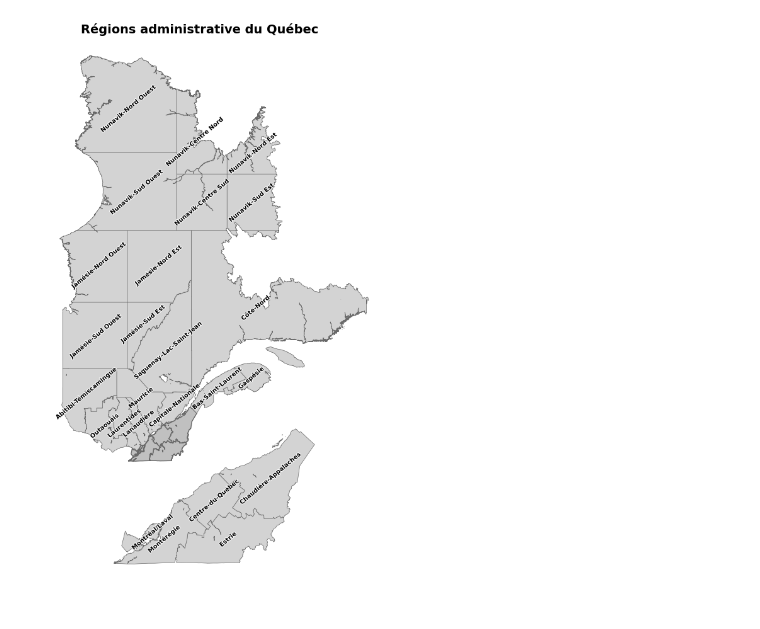
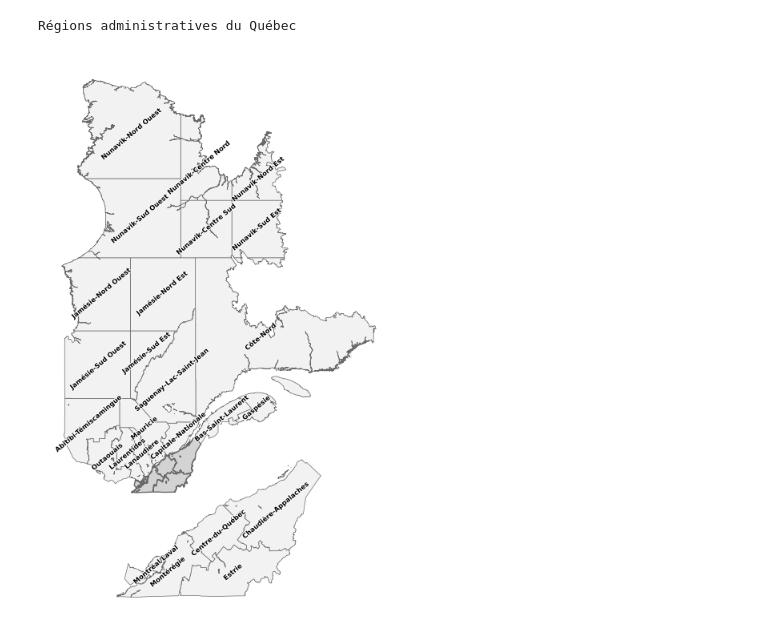
Before and after one commit to Ouranosinc/obsflow, a Jupyter notebook: notebooks/plotting_regions.ipynb, the cells around one changed output. Drawn from its saved outputs; the diff is of its cells as text; code cells hidden in the pictures.

Commit message:
Made regions plot a lighter color

```diff
--- a/notebooks/plotting_regions.ipynb
+++ b/notebooks/plotting_regions.ipynb
@@ -4,6 +4,9 @@ import matplotlib.pyplot as plt
 from xscen.config import CONFIG
 import xscen as xs
 import matplotlib.patheffects as path_effects
+
+facecolor_land = "#f2f2f2"
+facecolor_highlight = "lightgray"
 
 # Load config
 xs.load_config("../paths_obs.yml", "../config_obs.yml", verbose=(__name__ == "__main__"), reset=True)
@@ -20,14 +23,13 @@ gdf_above = gdf[gdf.geometry.centroid.y >= outaouais_y]
 gdf_below = gdf[gdf.geometry.centroid.y < outaouais_y]
 
 # Create single figure with 2 subplots
-fig, (ax1, ax2) = plt.subplots(2, 1, figsize=(19, 10), gridspec_kw={'height_ratios': [3, 1]})
-fig.suptitle("Régions administrative du Québec", fontsize=14, fontweight='bold')
+fig, (ax1, ax2) = plt.subplots(2, 1, figsize=(9, 8), gridspec_kw={'height_ratios': [3, 1]})
 
 # --- Subplot 1: All regions ---
 # Plot regions below Outaouais with thick black border
 gdf_below.plot(
     ax=ax1,
-    facecolor='silver',
+    facecolor=facecolor_highlight,
     edgecolor='dimgray',
     linewidth=1.0,
     alpha=1
@@ -36,7 +38,7 @@ gdf_below.plot(
 # Plot regions above or equal to Outaouais
 gdf_above.plot(
     ax=ax1,
-    facecolor='lightgray',
+    facecolor=facecolor_land,
     edgecolor='dimgray',
     linewidth=0.5,
     alpha=1#0.3
@@ -48,7 +50,7 @@ for idx, row in gdf_above.iterrows():
     ax1.annotate(
         row["name"],
         xy=(centroid.x, centroid.y),
-        fontsize=7,
+        fontsize=6,
         ha='center',
         va='center',
         rotation=40,
@@ -61,7 +63,7 @@ ax1.axis("off")
 # --- Subplot 2: Only southern regions, now with labels ---
 gdf_below.plot(
     ax=ax2,
-    facecolor='lightgray',
+    facecolor=facecolor_land,
     edgecolor='dimgray',
     linewidth=0.5,
     alpha=1#0.3
@@ -72,7 +74,7 @@ for idx, row in gdf_below.iterrows():
     ax2.annotate(
         row["name"],
         xy=(centroid.x, centroid.y),
-        fontsize=7,
+        fontsize=6,
         ha='center',
         va='center',
         rotation=40,
@@ -83,5 +85,6 @@ for idx, row in gdf_below.iterrows():
 ax2.axis("off")
 
 plt.subplots_adjust(hspace=-0.2, top=0.96)
+print("Régions administratives du Québec")
 plt.show()
 # %% [output]
@@ -90 +93,2 @@ plt.show()
+Régions administratives du Québec
-[figure, old version]
+[figure, new version]
```
Also changed, not shown: parts of 1 cell of this notebook.
